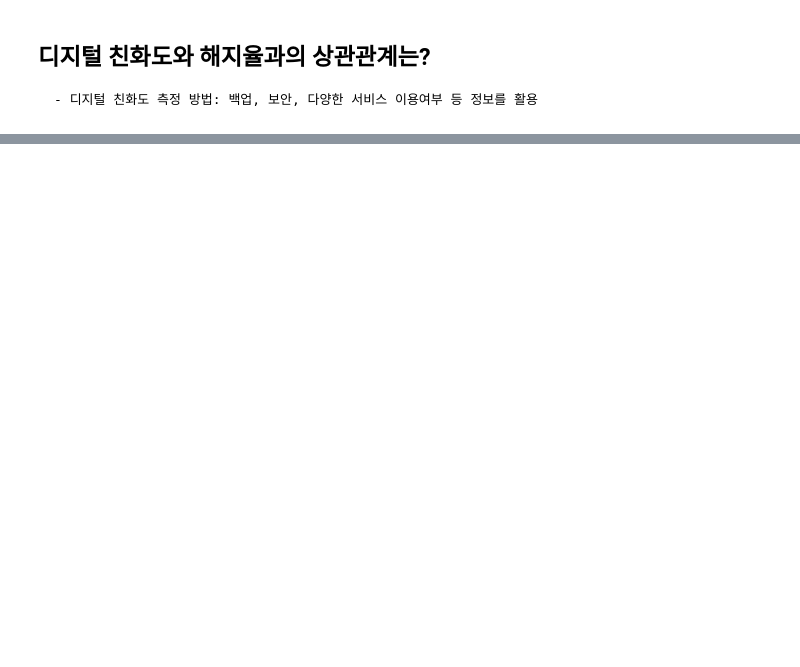
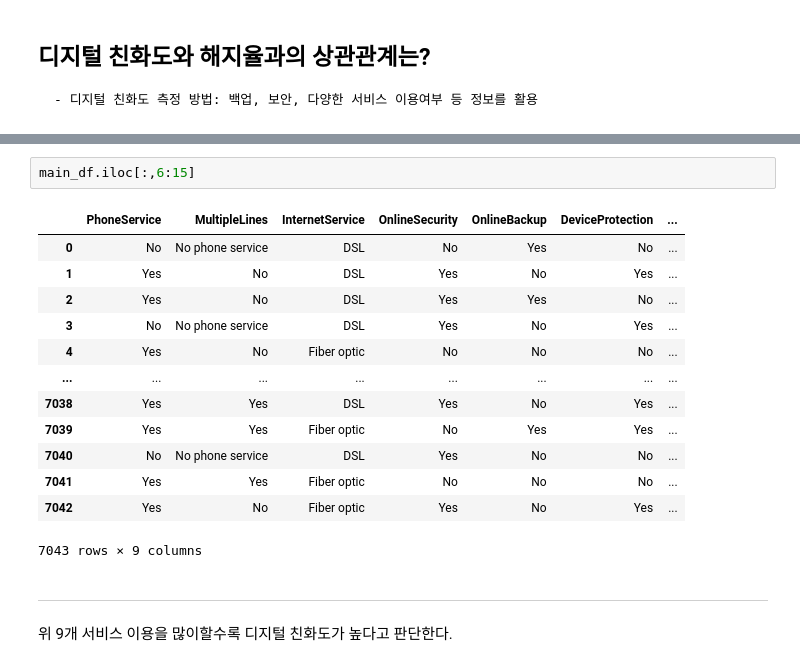
Before and after one commit to PingPingE/Kaggle-Telco_customer_churn, a Jupyter notebook: telco-customer-churn.ipynb, the cells around one changed output, grey strips where cells are left out. Drawn from its saved outputs; the diff is of its cells as text; blank space fills up the shorter version.

```diff
--- a/telco-customer-churn.ipynb
+++ b/telco-customer-churn.ipynb
@@ -461,0 +478,19 @@ plt.show()
+# %%
+main_df.iloc[:,6:15]
+# %% [output]
+|  | PhoneService | MultipleLines | InternetService | OnlineSecurity | OnlineBackup | DeviceProtection | ... |
+| 0 | No | No phone service | DSL | No | Yes | No | ... |
+| 1 | Yes | No | DSL | Yes | No | Yes | ... |
+| 2 | Yes | No | DSL | Yes | Yes | No | ... |
+| 3 | No | No phone service | DSL | Yes | No | Yes | ... |
+| 4 | Yes | No | Fiber optic | No | No | No | ... |
+| ... | ... | ... | ... | ... | ... | ... | ... |
+| 7038 | Yes | Yes | DSL | Yes | No | Yes | ... |
+| 7039 | Yes | Yes | Fiber optic | No | Yes | Yes | ... |
+| 7040 | No | No phone service | DSL | Yes | No | No | ... |
+| 7041 | Yes | Yes | Fiber optic | No | No | No | ... |
+| 7042 | Yes | No | Fiber optic | Yes | No | Yes | ... |
+7043 rows × 9 columns
+# %% [markdown]
+------------------
+위 9개 서비스 이용을 많이할수록 디지털 친화도가 높다고 판단한다.
```
Also changed, not shown: parts of 6 cells of this notebook.
